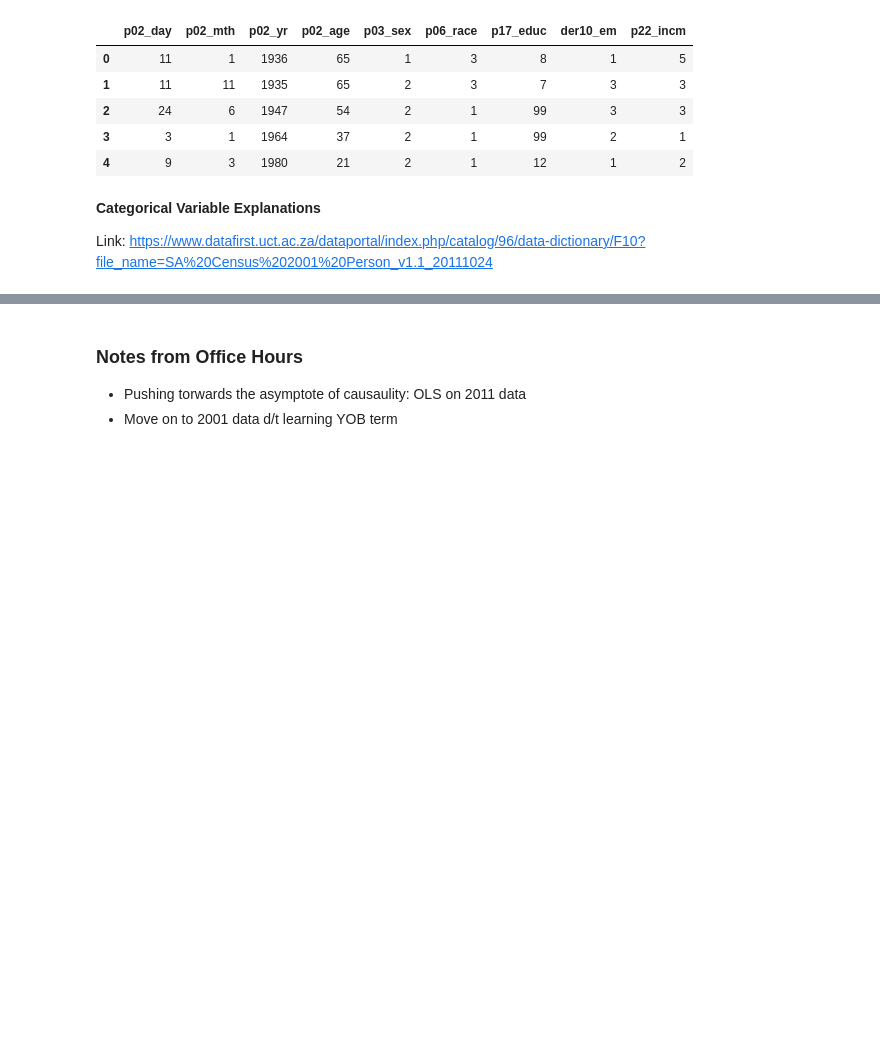
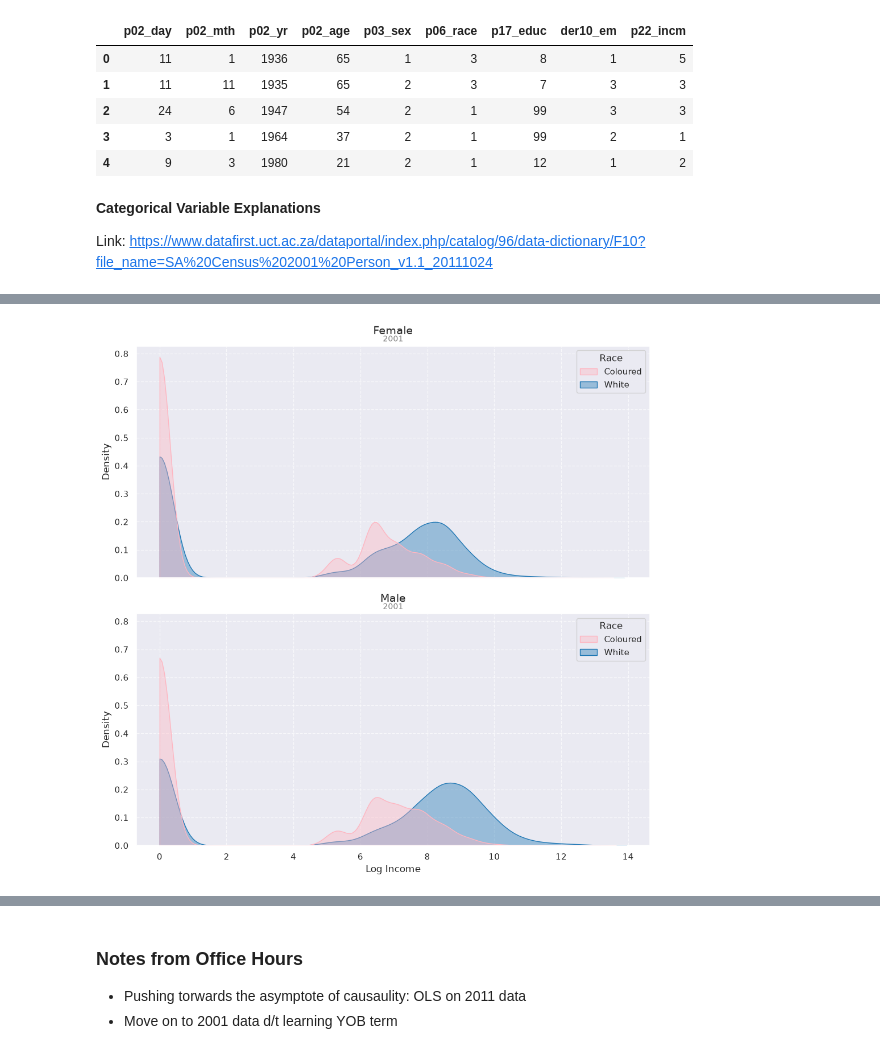
Before and after one commit to erinabruzzy/dsan5650_path1, a Jupyter notebook: apartheid.ipynb, the cells around one changed output, grey strips where cells are left out. Drawn from its saved outputs; the diff is of its cells as text; code cells hidden in the pictures; blank space fills up the shorter version.

```diff
--- a/apartheid.ipynb
+++ b/apartheid.ipynb
@@ -322,0 +434,49 @@ Link: https://www.datafirst.uct.ac.za/dataportal/index.php/catalog/96/data-dicti
+# %%
+# filter
+df_2001 = df_2001[df_2001['p06_race'].isin(['Coloured', 'White'])].copy()
+# %%
+sns.set_theme(style="darkgrid")
+
+# Ensure categories are cleaned for the legend
+df_2001['p06_race'] = df_2001['p06_race'].cat.remove_unused_categories()
+
+# Color palette
+custom_palette = {'Coloured': '#FFB6C1', 'White': '#1F77B4'}
+
+# 2x1 grid layout
+fig, axes = plt.subplots(nrows=2, ncols=1, figsize=(10, 10), sharex=True, sharey=True)
+
+genders = ['Female', 'Male']
+
+for i, gender in enumerate(genders):
+    ax = axes[i]
+    # Filter for the specific gender loop using df_2001
+    subset = df_2001[df_2001['p03_sex'] == gender]
+
+    sns.kdeplot(
+        data=subset,
+        x='log_income',
+        hue='p06_race',
+        palette=custom_palette,
+        fill=True,
+        alpha=0.4,
+        ax=ax,
+        common_norm=False,
+        clip=(0, None) # don't allow negative vals
+    )
+
+    # Formatting (matches 2011 style)
+    ax.get_legend().set_title("Race")
+    ax.grid(True, linestyle='--', alpha=0.7, color='white')
+    ax.set_title(gender, fontsize=14, pad=15)
+    ax.set_xlabel('Log Income')
+    ax.set_ylabel('Density', fontsize=12)
+
+    # Subtitle indicating year
+    ax.text(0.5, 1.02, '2001', transform=ax.transAxes, ha='center', fontsize=10, color='gray')
+
+plt.tight_layout()
+plt.savefig("images/2001_income.png", dpi=300, bbox_inches='tight')
+plt.show()
+# %% [output]
+[figure, added]
```
Also changed, not shown: parts of 17 cells of this notebook, 8 other files.
